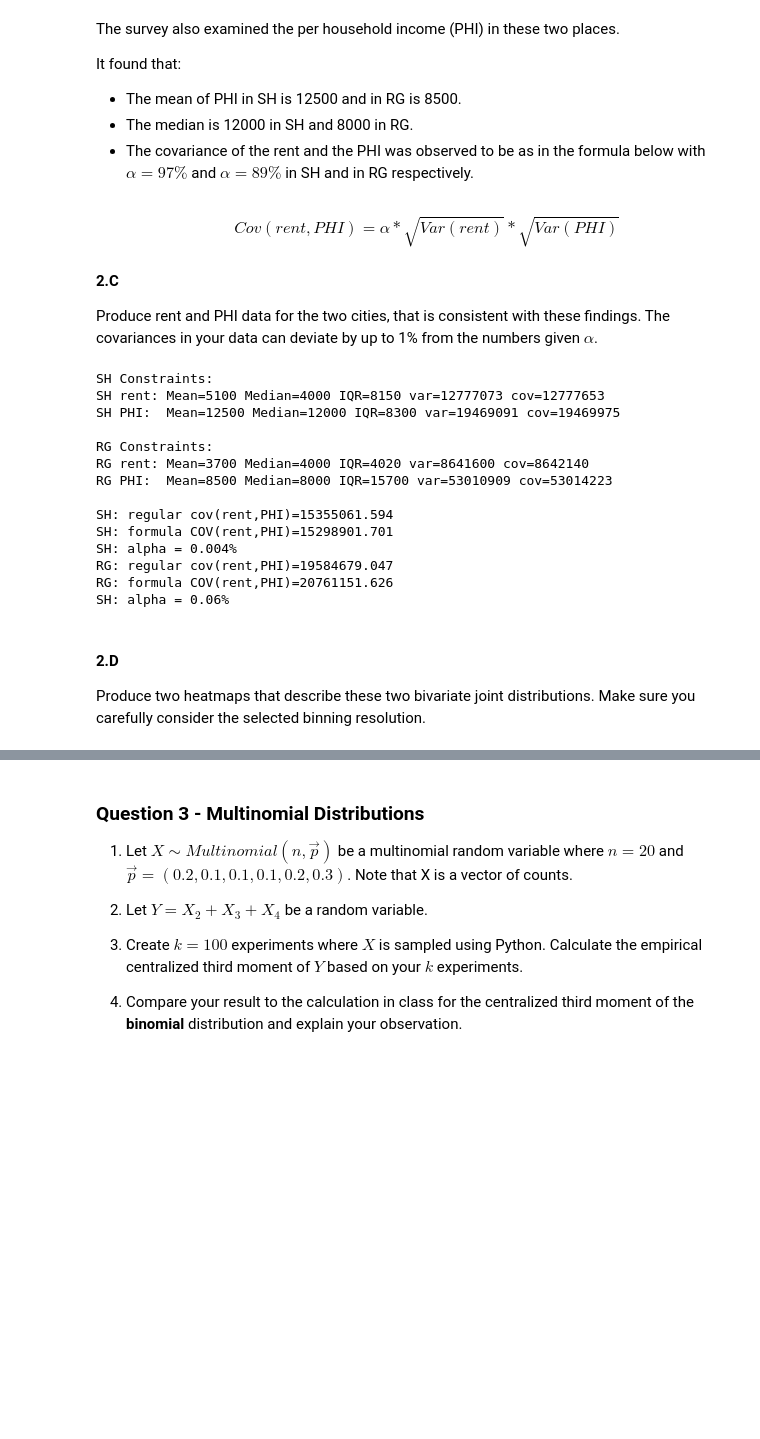
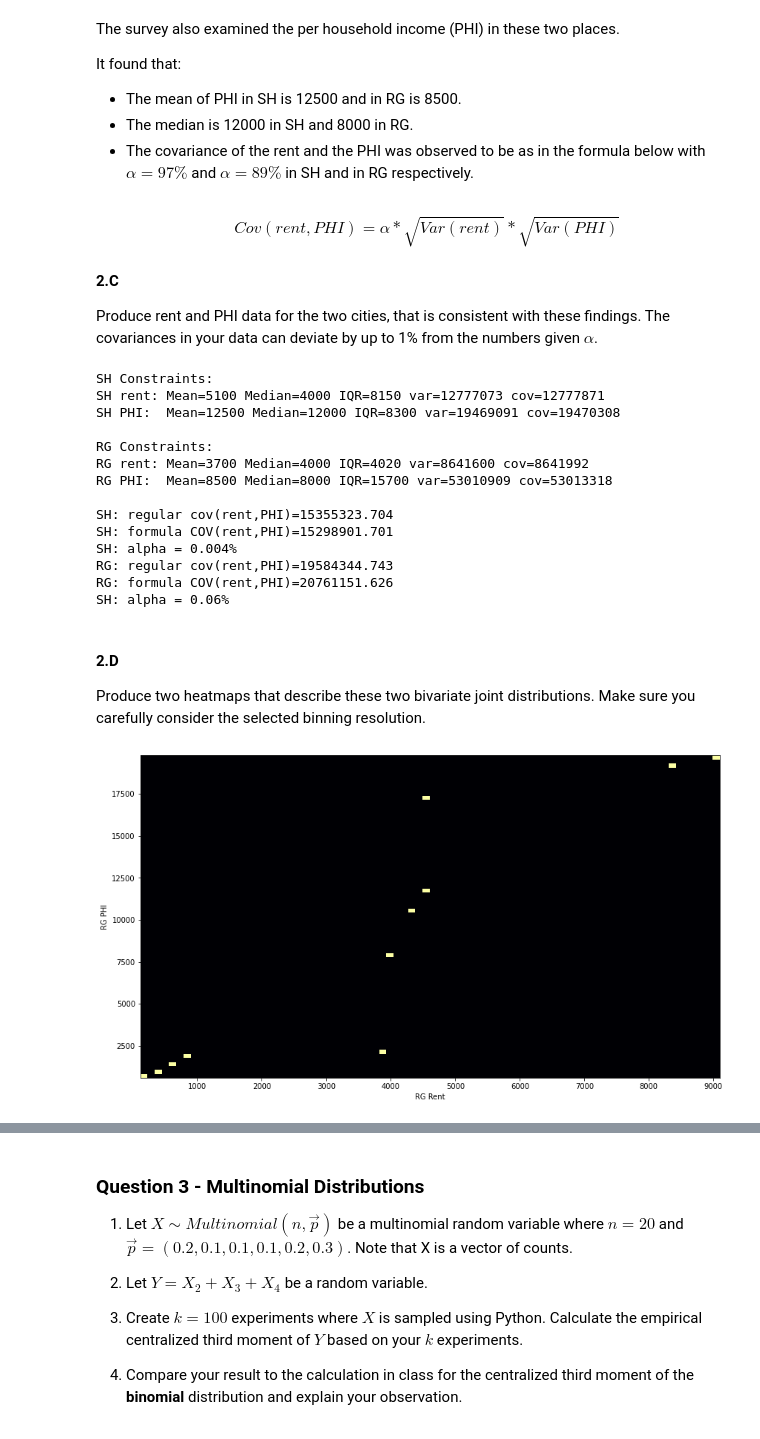
Before and after one commit to danspts/stats_and_data_analysis, a Jupyter notebook: 318299559_227367455.ipynb, the cells around one changed output, grey strips where cells are left out. Saved outputs shown, nothing was run; the diff lists cells and outputs as text; code cells hidden in the pictures; blank space fills up the shorter version.

```diff
--- a/318299559_227367455.ipynb
+++ b/318299559_227367455.ipynb
@@ -297,41 +278,44 @@ import numpy as np
 import scipy as sp
 from scipy.stats import iqr
 
-SH['PHI_MEAN'] = 12500
-SH['PHI_MEDIAN'] = 12000
-SH['PHI_LOW'] = 2000
-SH['PHI_HIGH'] = 20000
-SH['alpha'] = 0.97
+sh = dict(size=16000)
+rg = dict(size=22000)
 
-RG['PHI_MEAN'] = 8500
-RG['PHI_MEDIAN'] = 8000
-RG['PHI_LOW'] = 2000
-RG['PHI_HIGH'] = 15000
-RG['alpha'] = 0.89
+sh['PHI_MEAN'] = 12500
+sh['PHI_MEDIAN'] = 12000
+sh['PHI_LOW'] = 2000
+sh['PHI_HIGH'] = 20000
+sh['alpha'] = 0.97
+
+rg['PHI_MEAN'] = 8500
+rg['PHI_MEDIAN'] = 8000
+rg['PHI_LOW'] = 2000
+rg['PHI_HIGH'] = 15000
+rg['alpha'] = 0.89
 
 # Create SH scenario
-SH['values4'] = np.array([120,280,450,3700,4000,4000,8000,8400,8600,9050,9500]*int(SH['population']/10))
-SH['PHI_values'] = np.array([5200,6300,8000,11000,12000,12000,14000,15700,16300,18000,19000]*int(SH['population']/10))
+sh['values4'] = np.array([120,280,450,3700,4000,4000,8000,8400,8600,9050,9500]*int(sh['size']/11))
+sh['PHI_values'] = np.array([5200,6300,8000,11000,12000,12000,14000,15700,16300,18000,19000]*int(sh['size']/11))
 
 # Create RG scenario
-RG['values4'] = np.array([120,380,580,820,3900,4000,4300,4500,4600,8400,9100]*int(RG['population']/11))
-RG['PHI_values'] = np.array([600,1000,1500,1800,2200,8000,10500,11800,17200,19100,19800]*int(RG['population']/10))
+rg['values4'] = np.array([120,380,580,820,3900,4000,4300,4500,4600,8400,9100]*int(rg['size']/11))
+rg['PHI_values'] = np.array([600,1000,1500,1800,2200,8000,10500,11800,17200,19100,19800]*int(rg['size']/11))
 
 print('SH Constraints:')
-print('SH rent: Mean={0} Median={1} IQR={2} var={3} cov={4}'.format(round(np.mean(SH['values4'])),round(np.median(SH['values4'])),round(iqr(SH['values4'])),round(np.var(SH['values4'])),int(np.cov(SH['values4']))  ))
-print('SH PHI:  Mean={0} Median={1} IQR={2} var={3} cov={4}'.format(round(np.mean(SH['PHI_values'])),round(np.median(SH['PHI_values'])),round(iqr(SH['PHI_values'])),round(np.var(SH['PHI_values'])),int(np.cov(SH['PHI_values']))     ))
+print('SH rent: Mean={0} Median={1} IQR={2} var={3} cov={4}'.format(round(np.mean(sh['values4'])),round(np.median(sh['values4'])),round(iqr(sh['values4'])),round(np.var(sh['values4'])),int(np.cov(sh['values4']))  ))
+print('SH PHI:  Mean={0} Median={1} IQR={2} var={3} cov={4}'.format(round(np.mean(sh['PHI_values'])),round(np.median(sh['PHI_values'])),round(iqr(sh['PHI_values'])),round(np.var(sh['PHI_values'])),int(np.cov(sh['PHI_values']))     ))
 print()
 
 print('RG Constraints:')
-print('RG rent: Mean={0} Median={1} IQR={2} var={3} cov={4}'.format(round(np.mean(RG['values4'])),round(np.median(RG['values4'])),round(iqr(RG['values4'])),round(np.var(RG['values4'])),int(np.cov(RG['values4']))  ))
-print('RG PHI:  Mean={0} Median={1} IQR={2} var={3} cov={4}'.format(round(np.mean(RG['PHI_values'])),round(np.median(RG['PHI_values'])),round(iqr(RG['PHI_values'])),round(np.var(RG['PHI_values'])),int(np.cov(RG['PHI_values']))     ))
+print('RG rent: Mean={0} Median={1} IQR={2} var={3} cov={4}'.format(round(np.mean(rg['values4'])),round(np.median(rg['values4'])),round(iqr(rg['values4'])),round(np.var(rg['values4'])),int(np.cov(rg['values4']))  ))
+print('RG PHI:  Mean={0} Median={1} IQR={2} var={3} cov={4}'.format(round(np.mean(rg['PHI_values'])),round(np.median(rg['PHI_values'])),round(iqr(rg['PHI_values'])),round(np.var(rg['PHI_values'])),int(np.cov(rg['PHI_values']))     ))
 print()
 
-sh_cov = np.cov(SH['values4'],SH['PHI_values'])[0,1]
-rg_cov = np.cov(RG['values4'],RG['PHI_values'])[0,1]
+sh_cov = np.cov(sh['values4'],sh['PHI_values'])[0,1]
+rg_cov = np.cov(rg['values4'],rg['PHI_values'])[0,1]
 
-sh_COV = 0.97*pow(np.var(SH['values4']),0.5)*pow(np.var(SH['PHI_values']),0.5)
-rg_COV = 0.97*pow(np.var(RG['values4']),0.5)*pow(np.var(RG['PHI_values']),0.5)
+sh_COV = 0.97*pow(np.var(sh['values4']),0.5)*pow(np.var(sh['PHI_values']),0.5)
+rg_COV = 0.97*pow(np.var(rg['values4']),0.5)*pow(np.var(rg['PHI_values']),0.5)
 
 sh_diff = round(abs(sh_cov-sh_COV)/sh_cov,3)
 rg_diff = round(abs(rg_cov-rg_COV)/rg_cov,3)
@@ -345,19 +329,26 @@ print('RG: formula COV(rent,PHI)=' + str(round(rg_COV,3)))
 print('SH: alpha = ' + str(rg_diff) +'%')
 # %% [output]
 SH Constraints:
-SH rent: Mean=5100 Median=4000 IQR=8150 var=12777073 cov=12777653
-SH PHI:  Mean=12500 Median=12000 IQR=8300 var=19469091 cov=19469975
+SH rent: Mean=5100 Median=4000 IQR=8150 var=12777073 cov=12777871
+SH PHI:  Mean=12500 Median=12000 IQR=8300 var=19469091 cov=19470308
 
 RG Constraints:
-RG rent: Mean=3700 Median=4000 IQR=4020 var=8641600 cov=8642140
-RG PHI:  Mean=8500 Median=8000 IQR=15700 var=53010909 cov=53014223
+RG rent: Mean=3700 Median=4000 IQR=4020 var=8641600 cov=8641992
+RG PHI:  Mean=8500 Median=8000 IQR=15700 var=53010909 cov=53013318
 
-SH: regular cov(rent,PHI)=15355061.594
+SH: regular cov(rent,PHI)=15355323.704
 SH: formula COV(rent,PHI)=15298901.701
 SH: alpha = 0.004%
-RG: regular cov(rent,PHI)=19584679.047
+RG: regular cov(rent,PHI)=19584344.743
 RG: formula COV(rent,PHI)=20761151.626
 SH: alpha = 0.06%
 # %% [markdown]
 #### 2.D
 Produce two heatmaps that describe these two bivariate joint distributions. Make sure you carefully consider the selected binning resolution.
+# %%
+plt.hist2d(x=rg['values4'],y=rg['PHI_values'],cmap='inferno',bins=80)
+plt.xlabel('RG Rent')
+plt.ylabel('RG PHI')
+plt.show()
+# %% [output]
+[figure, added]
```
Also changed, not shown: parts of 10 cells of this notebook.
